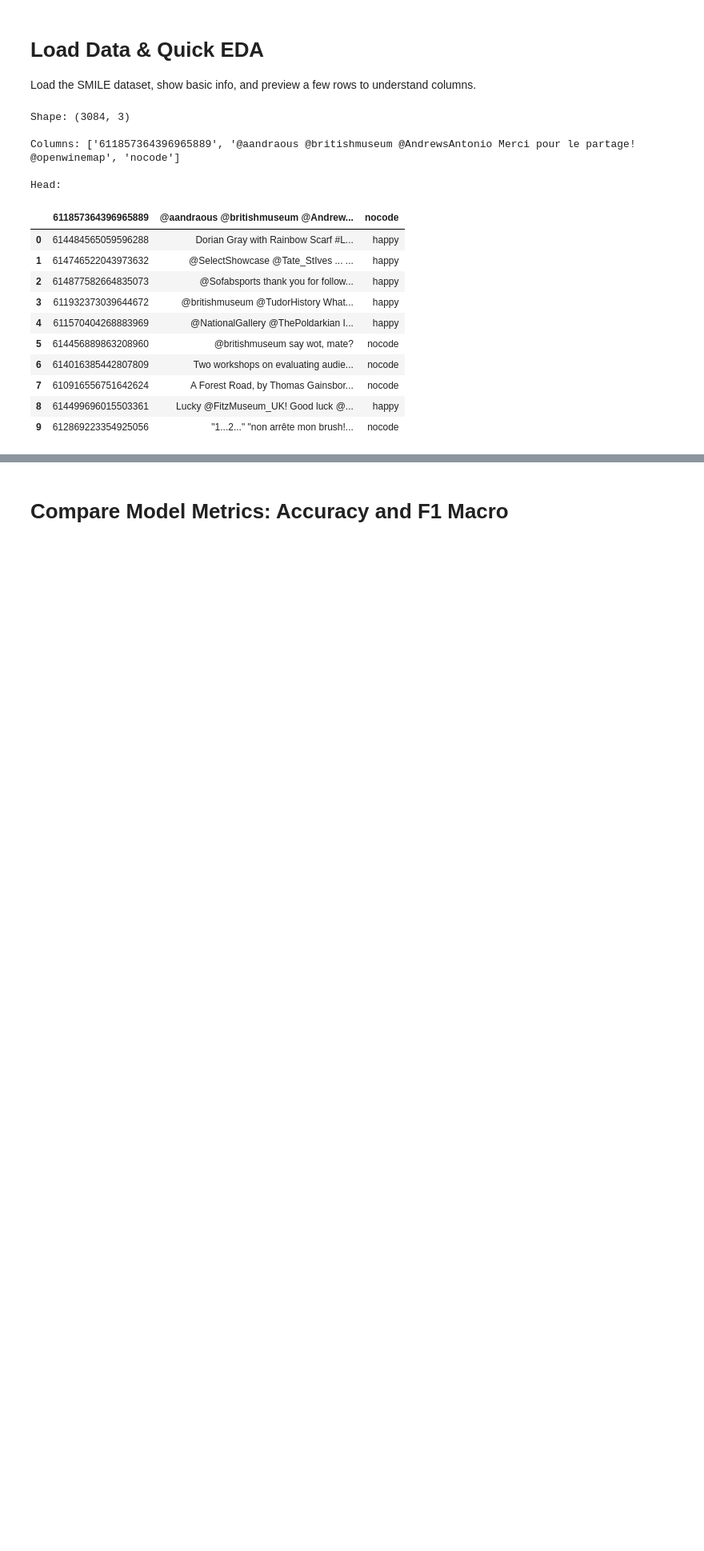
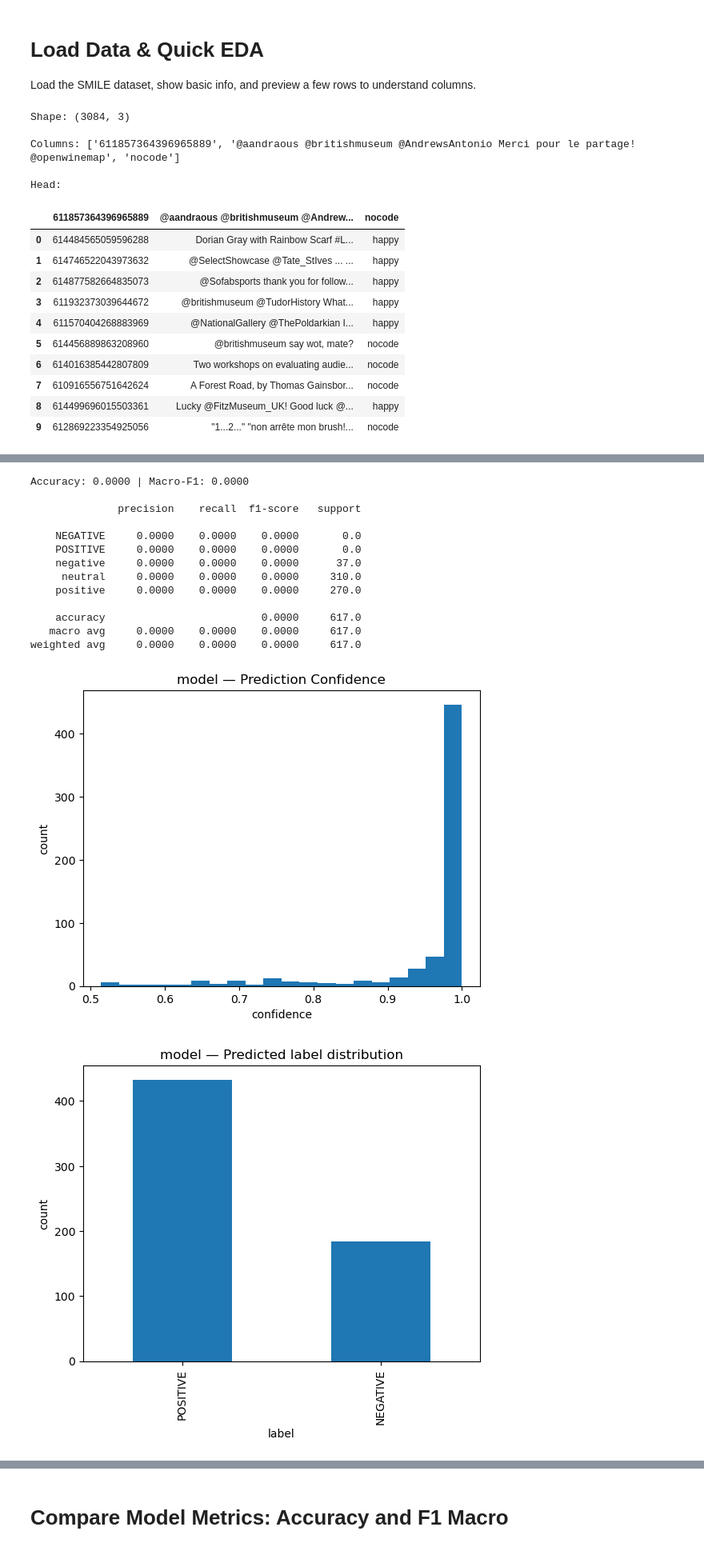
Before and after one commit to Priti0427/Sentiment-analysis-using-Hugging-Face-Transformer, a Jupyter notebook: Sentiment_Analysis.ipynb, the cells around one changed output, grey strips where cells are left out. Shown at 80% size. Drawn from its saved outputs; the diff is of its cells as text; code cells hidden in the pictures; blank space fills up the shorter version.

```diff
--- a/Sentiment_Analysis.ipynb
+++ b/Sentiment_Analysis.ipynb
@@ -340,0 +221,3 @@ Confusion matrix (rows=true, cols=pred):
+# %%
+# Run pipeline through entire dataset
+distilbert_data = pipe_predict(df_sent, clf_a)
@@ -340,0 +264,10 @@ Confusion matrix (rows=true, cols=pred):
+# %%
+# Split distilbert data
+X_distil = distilbert_data['text']
+Y_distil = distilbert_data['sentiment']
+
+X_d_train, X_d_test, Y_d_train, Y_d_test = train_test_split(
+    X_distil, Y_distil, test_size=0.2, random_state=RANDOM_SEED, stratify=Y_distil
+)
+
+print("Train size:", len(X_d_train), "| Test size:", len(Y_d_test))
@@ -340,0 +290,29 @@ Confusion matrix (rows=true, cols=pred):
+# %%
+# Create eval function
+def evaluate_model(X_test, Y_test, pipe):
+    model_pred = []
+    model_scores = []
+    for item in X_test:
+        Y_pred = pipe(item)[0]['label']
+        Y_scores = pipe(item)[0]['score']
+        model_pred.append(Y_pred)
+        model_scores.append(Y_scores)
+    acc = accuracy_score(Y_test, model_pred)
+    f1m = f1_score(Y_test, model_pred, average="macro")
+    print(f"Accuracy: {acc:.4f} | Macro-F1: {f1m:.4f}\n")
+    print(classification_report(Y_test, model_pred, digits=4))
+
+    # Confidence histogram
+    plt.figure()
+    plt.hist(model_scores, bins=20)
+    plt.title(f"model — Prediction Confidence")
+    plt.xlabel("confidence")
+    plt.ylabel("count")
+    plt.show()
+
+    # Predicted distribution
+    pd.Series(model_pred).value_counts().plot(kind="bar")
+    plt.title(f"model — Predicted label distribution")
+    plt.xlabel("label")
+    plt.ylabel("count")
+    plt.show()
@@ -340,0 +321,19 @@ Confusion matrix (rows=true, cols=pred):
+# %%
+res_a = evaluate_model(X_d_test, Y_d_test, clf_a)
+res_a
+# %% [output]
+Accuracy: 0.0000 | Macro-F1: 0.0000
+
+              precision    recall  f1-score   support
+
+    NEGATIVE     0.0000    0.0000    0.0000       0.0
+    POSITIVE     0.0000    0.0000    0.0000       0.0
+    negative     0.0000    0.0000    0.0000      37.0
+     neutral     0.0000    0.0000    0.0000     310.0
+    positive     0.0000    0.0000    0.0000     270.0
+
+    accuracy                         0.0000     617.0
+   macro avg     0.0000    0.0000    0.0000     617.0
+weighted avg     0.0000    0.0000    0.0000     617.0
+[figure, added]
+[figure, added]
```
Also changed, not shown: parts of 47 cells of this notebook.
